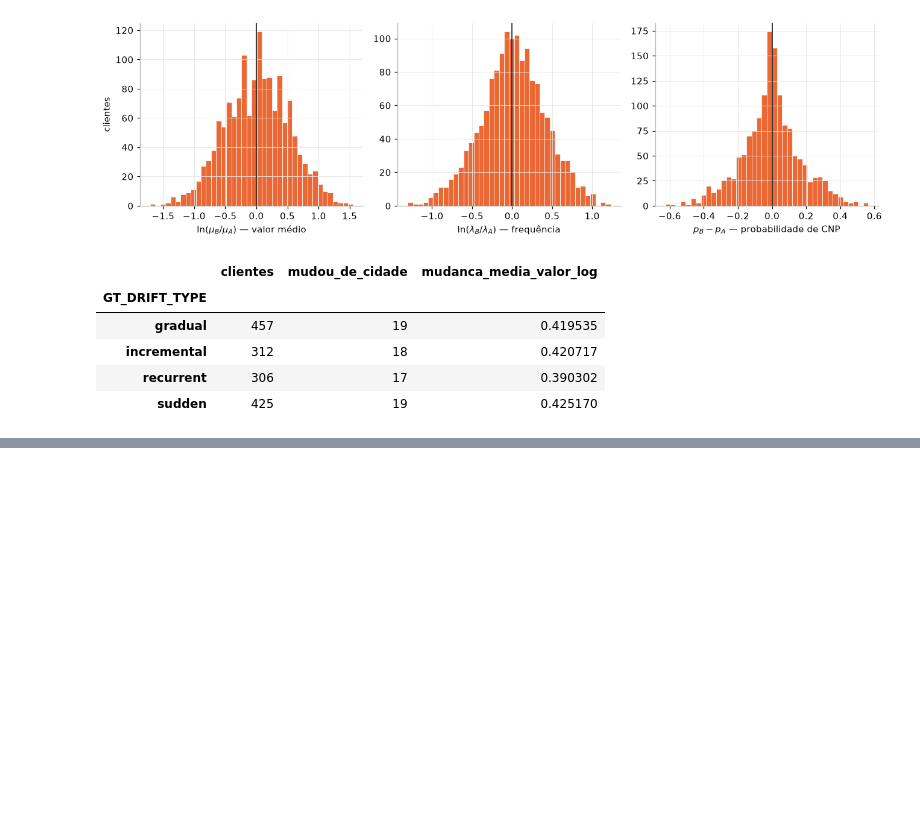
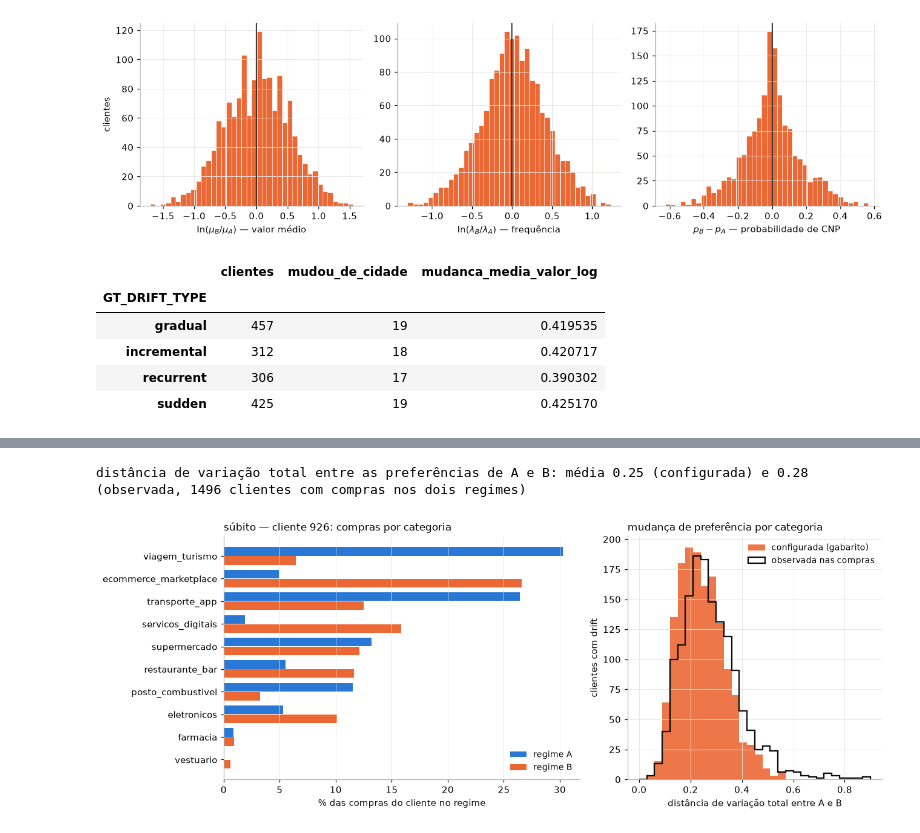
Before and after one commit to alexandreclem/synccfd, a Jupyter notebook: examples/drift.ipynb, the cells around one changed output, grey strips where cells are left out. Saved outputs shown, nothing was run; the diff lists cells and outputs as text; code cells hidden in the pictures; blank space fills up the shorter version.

```diff
--- a/examples/drift.ipynb
+++ b/examples/drift.ipynb
@@ -235,0 +244,56 @@ summary
+# %%
+from synccfd.simulator.config import MerchantConfig
+
+shop_customers, _, shop_tx = DatasetGenerator(
+    n_customers=N_CUSTOMERS, n_terminals=N_TERMINALS, nb_days=NB_DAYS,
+    start_date=START_DATE, random_state=SEED, drift=drift, merchants=MerchantConfig(),
+    fraud=FraudConfig(scenarios=()),
+).generate()
+CATEGORY_NAMES = list(MerchantConfig().names)
+pref_a = shop_customers[[f"pref_{n}" for n in CATEGORY_NAMES]].to_numpy()
+pref_b = shop_customers[[f"GT_B_pref_{n}" for n in CATEGORY_NAMES]].to_numpy()
+drifting_shop = shop_customers.GT_DRIFT_TYPE != "none"
+configured_tvd = 0.5 * np.abs(pref_b - pref_a).sum(axis=1)[drifting_shop.to_numpy()]
+
+# Observed category shares of each drifting customer in each regime
+shares = (shop_tx[shop_tx.CUSTOMER_ID.isin(shop_customers.CUSTOMER_ID[drifting_shop])]
+          .groupby(["CUSTOMER_ID", "GT_REGIME"]).MERCHANT_CATEGORY.value_counts(normalize=True)
+          .unstack(fill_value=0.0).reindex(columns=CATEGORY_NAMES, fill_value=0.0))
+both = shares.index.get_level_values(0).value_counts()
+both = both[both == 2].index
+observed_tvd = 0.5 * (shares.xs("B", level=1).loc[both] - shares.xs("A", level=1).loc[both]).abs().sum(axis=1)
+print(f"distância de variação total entre as preferências de A e B: média {configured_tvd.mean():.2f} "
+      f"(configurada) e {observed_tvd.mean():.2f} (observada, {len(both)} clientes com compras nos dois regimes)")
+# %% [output]
+distância de variação total entre as preferências de A e B: média 0.25 (configurada) e 0.28 (observada, 1496 clientes com compras nos dois regimes)
+# %%
+# Example: a frequent sudden customer with a large change of preferences
+sudden_ids = shop_customers.index[(shop_customers.GT_DRIFT_TYPE == "sudden")
+                                  & (shop_customers.mean_nb_tx_per_day >= 2.5)]
+tvd = pd.Series(0.5 * np.abs(pref_b - pref_a).sum(axis=1), index=shop_customers.index)
+example = tvd.loc[sudden_ids].idxmax()
+example_shares = shares.loc[example].T  # categories x regimes
+
+fig, (ax_example, ax_hist) = plt.subplots(1, 2, figsize=(12, 4.6), gridspec_kw={"width_ratios": [1.4, 1]})
+order = example_shares.max(axis=1).sort_values().index
+y = np.arange(len(order))
+ax_example.barh(y + 0.2, 100 * example_shares.loc[order, "A"], height=0.38, color=COLOR_A, label="regime A")
+ax_example.barh(y - 0.2, 100 * example_shares.loc[order, "B"], height=0.38, color=COLOR_B, label="regime B")
+ax_example.set_yticks(y, order)
+ax_example.set_xlabel("% das compras do cliente no regime")
+ax_example.set_title(f"súbito — cliente {example}: compras por categoria", loc="left", fontsize=11)
+ax_example.legend(loc="lower right", frameon=False, fontsize=9)
+ax_example.grid(axis="y", visible=False)
+
+bins = np.linspace(0, 0.9, 31)
+ax_hist.hist(configured_tvd, bins=bins, color=COLOR_B, alpha=0.9, label="configurada (gabarito)")
+ax_hist.hist(observed_tvd, bins=bins, histtype="step", color=INK, lw=1.5, label="observada nas compras")
+ax_hist.set_xlabel("distância de variação total entre A e B")
+ax_hist.set_ylabel("clientes com drift")
+ax_hist.legend(loc="upper right", frameon=False, fontsize=9)
+ax_hist.set_title("mudança de preferência por categoria", loc="left", fontsize=11)
+fig.tight_layout()
+fig.savefig(FIG_DIR / "drift_categorias.pdf", bbox_inches="tight")
+plt.show()
+# %% [output]
+[figure, added]
```
Also changed, not shown: parts of 1 cell of this notebook, 28 other files.
